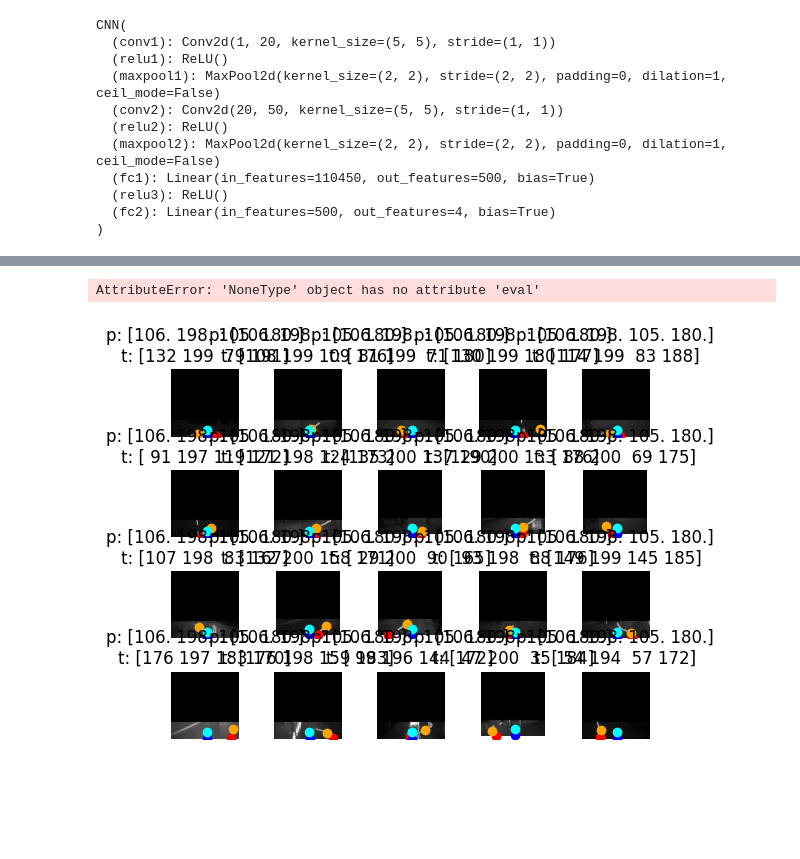
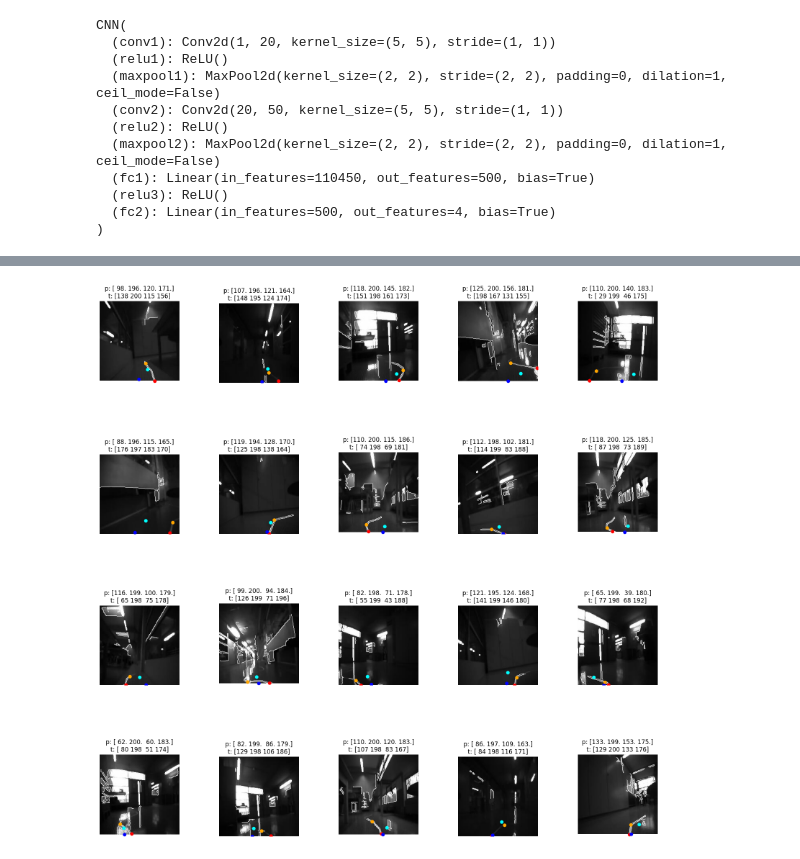
Before and after one commit to Brasey-on-github/IAA_Labs, a Jupyter notebook: lab2/src/CNN.ipynb, the cells around one changed output, grey strips where cells are left out. Saved outputs shown, nothing was run; the diff lists cells and outputs as text; code cells hidden in the pictures; blank space fills up the shorter version.

```diff
--- a/lab2/src/CNN.ipynb
+++ b/lab2/src/CNN.ipynb
@@ -72,7 +72,7 @@ def open_images(paths):
 def preprocess_images(images):
         processed_images = []
         for image in images:
-                processed_image = cv2.Canny(image, 60, 200)
+                processed_image = cv2.Canny(image,55,200)
 
                 # put a opacity of the original image back in
                 processed_image = np.where(processed_image == 0, image, processed_image)
@@ -170,6 +170,8 @@ class CNN(Module):
     def forward(self, x):
         # pass the input through our first set of CONV => RELU =>
         # POOL layers
+        # normalize pixel value
+        x /= 256.
         x = self.conv1(x)
         x = self.relu1(x)
         x = self.maxpool1(x)
@@ -180,13 +182,12 @@ class CNN(Module):
         x = self.maxpool2(x)
         # flatten the output from the previous layer and pass it
         # through our only set of FC => RELU layers
-        x = x.view(x.size(0), -1)  # flatten the tensor
+        x = torch.flatten(x,start_dim=-3)     # flatten the tensor
         x = self.fc1(x)
         x = self.relu3(x)
         # pass the output to get our output
         # predictions
-        output = self.fc2(x)
-
+        output = F.sigmoid(self.fc2(x))
         return output
 model = CNN()
 model = model.to(device)
@@ -257,44 +265,42 @@ RMSE: 31.62
-# %%
-def predict(model, dataloader):
-    model.eval()
-    predictions = []
-    with torch.no_grad():
-        for i, (images, coords) in enumerate(dataloader):
-            images = images.to(device)
-            outputs = model(images)
-            predictions.append(outputs)
-    return predictions
-# %% [output]
-AttributeError: 'NoneType' object has no attribute 'eval'
+# %%
+def predict(model, image):
+    model.eval()
+    predictions = []
+    with torch.no_grad():
+            img = torch.from_numpy(np.transpose(image,(2,0,1))).float()
+            img = img.to(device)
+            output = model(img)
+
+    return output.numpy() * 200
 # %%
 # Generate a random sample of images each time the cell is run
 random_range = random.sample(range(1, len(test_img)), 20)
 
+plt.figure(figsize=(20,20))
+
 for itr, i in enumerate(random_range, 1):
+    img  = test_img[i]
     coords = test_coords[i]
-
-    # Get the prediction and ground truth values
-    output = predictions[i].cpu().numpy().flatten()
-
+    output = predict(model, img)
 
     # Clip the values to 0-1 and draw the sample of images
     plt.subplot(4, 5, itr)
     plt.imshow(test_img[i], cmap='gray')
     plt.axis('off')
     plt.title("p: " + str(np.round(output)) + "\nt: " + str(coords))
 
     # Plot the ground truth points with red variation
     plt.scatter(coords[0], coords[1], c='red', marker='o', label='Ground Truth A')
     plt.scatter(coords[2], coords[3], c='orange', marker='o', label='Ground Truth B')
 
     # Plot the prediction points with blue variation
     plt.scatter(output[0], output[1], c='blue', marker='o', label='Prediction A')
     plt.scatter(output[2], output[3], c='cyan', marker='o', label='Prediction B')
 
 # Adjust the spacing between subplots
-plt.subplots_adjust(hspace=0.5)
+plt.subplots_adjust(hspace=.5, wspace=0.5)
 
 # Show the plot
 plt.show()
 # %% [output]
-[figure, old version]
+[figure, new version]
```
Also changed, not shown: parts of 4 cells of this notebook.
